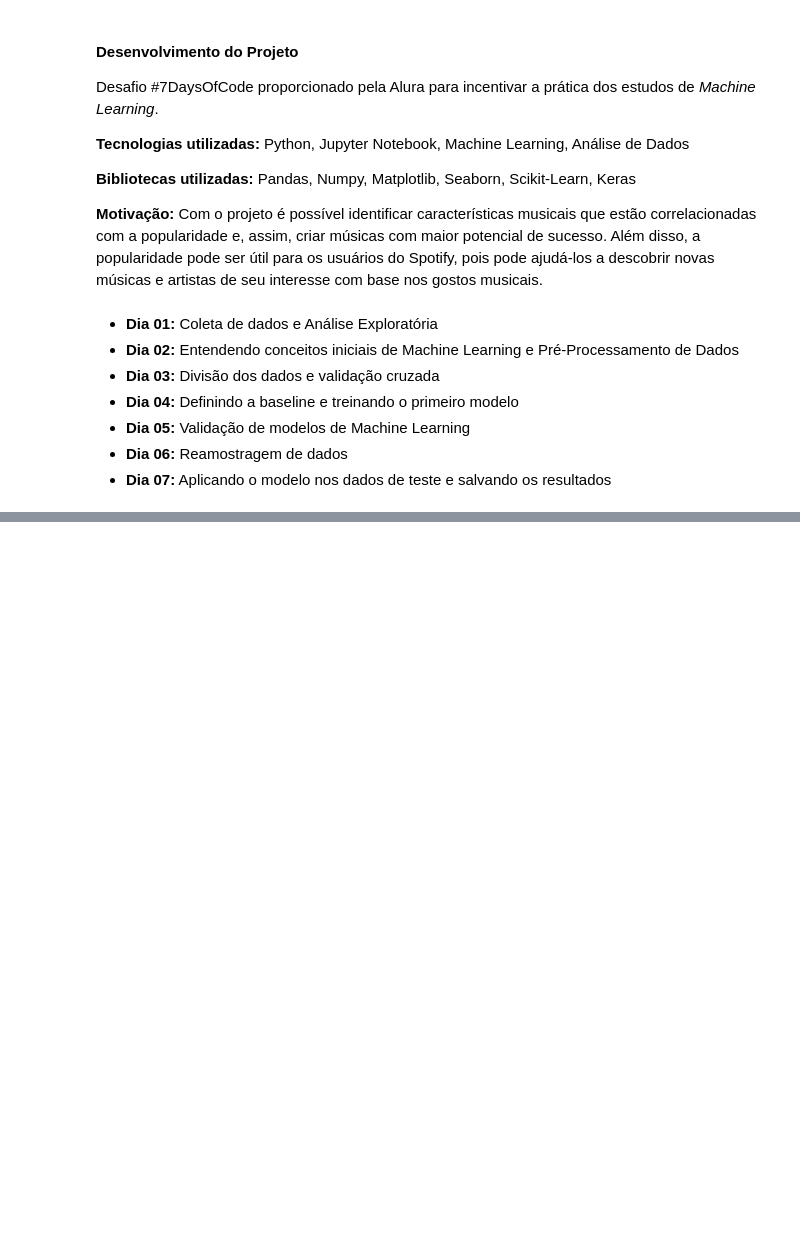
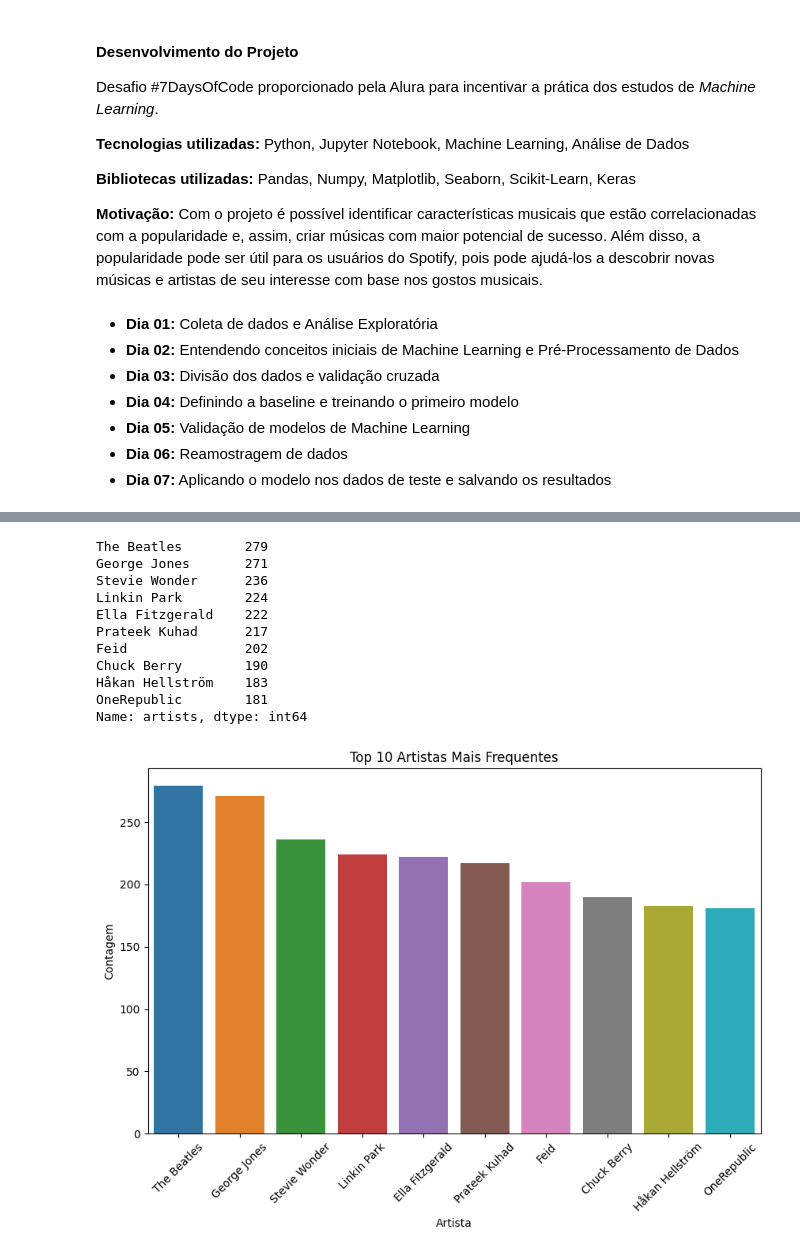
Before and after one commit to thaistudandoo/Spotify, a Jupyter notebook: SpotifyDataExploration.ipynb, the cells around one changed output, grey strips where cells are left out. Drawn from its saved outputs; the diff is of its cells as text; code cells hidden in the pictures; blank space fills up the shorter version.

```diff
--- a/SpotifyDataExploration.ipynb
+++ b/SpotifyDataExploration.ipynb
@@ -41,0 +47,3 @@ import panda as pd
+# %%
+data = pd.read_csv("dataset.csv")
+data.head()
@@ -41,0 +112,23 @@ import panda as pd
+# %%
+#top10 artistas
+print(data['artists'].value_counts().head(10))
+plt.figure(figsize=(10,6))
+sns.barplot(x=data['artists'].value_counts().head(10).index, y=data['artists'].value_counts().head(10).values)
+plt.xticks(rotation=45)
+plt.xlabel('Artista')
+plt.ylabel('Contagem')
+plt.title('Top 10 Artistas Mais Frequentes')
+plt.show()
+# %% [output]
+The Beatles        279
+George Jones       271
+Stevie Wonder      236
+Linkin Park        224
+Ella Fitzgerald    222
+Prateek Kuhad      217
+Feid               202
+Chuck Berry        190
+Håkan Hellström    183
+OneRepublic        181
+Name: artists, dtype: int64
+[figure, added]
```
Also changed, not shown: parts of 15 cells of this notebook, 1 other file.
